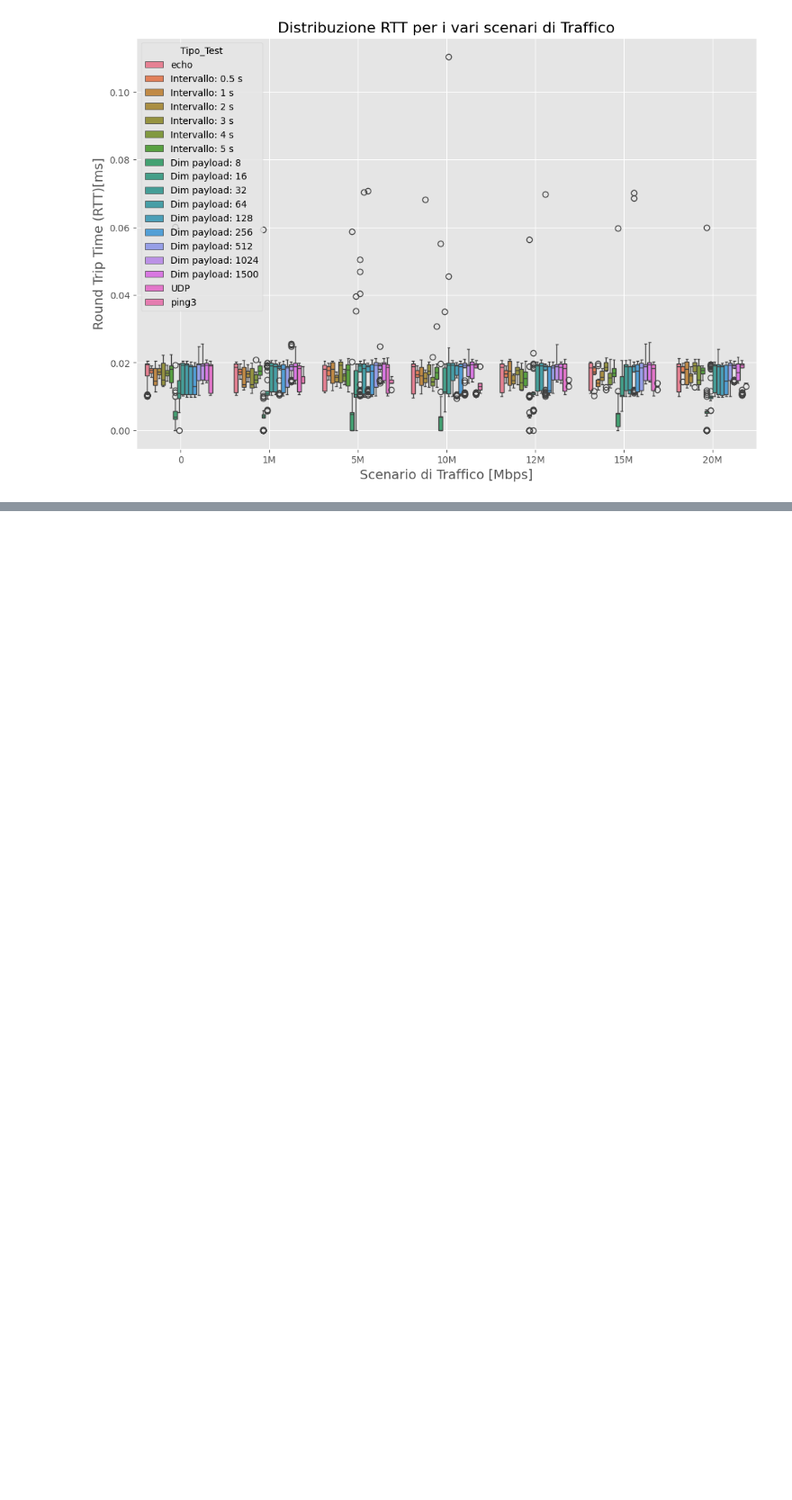
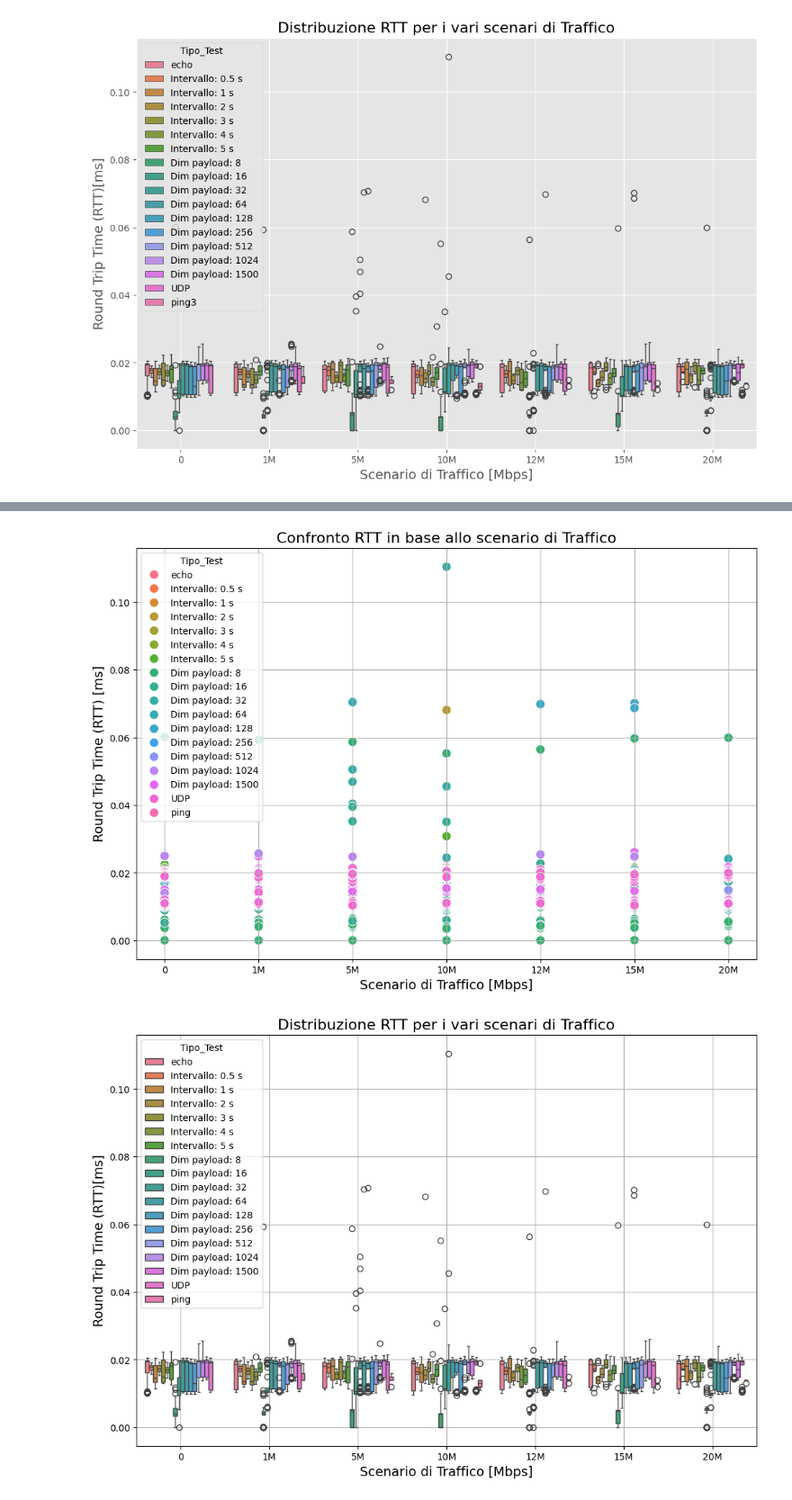
Before and after one commit to enricobrum/Tesi, a Jupyter notebook: Dati_Raccolti/09_08_2024/Analisi_Istanti.ipynb, the cells around one changed output, grey strips where cells are left out. Shown at 90% size. Drawn from its saved outputs; the diff is of its cells as text; code cells hidden in the pictures; blank space fills up the shorter version.

Commit message:
Sviluppo programmi di test finali client e server

```diff
--- a/Dati_Raccolti/09_08_2024/Analisi_Istanti.ipynb
+++ b/Dati_Raccolti/09_08_2024/Analisi_Istanti.ipynb
@@ -154,3 +154,75 @@ Traffico
 5M        0.015862  0.000043  0.006567  0.000030  0.070677    665
 [figure]
 [figure]
+# %%
+import pandas as pd
+import matplotlib.pyplot as plt
+import seaborn as sns
+from matplotlib.ticker import FuncFormatter
+
+def y_fmt(x, pos):
+    return f'{x*1000:.0f}'
+# Leggere i dati dal file CSV
+df = pd.read_csv('istanti_temporali_2024-08-09.csv')
+
+# Calcolare la media e la varianza del RTT per tipologia di test
+stats = df.groupby('Traffico')['RTT'].agg(['mean', 'var','std','min','max','count'])
+# Visualizzare le statistiche calcolate
+print(stats)
+
+# Creare il grafico a dispersione
+plt.figure(figsize=(12, 8))
+sns.scatterplot(data=df, x='Traffico', y='RTT', hue='Tipo_Test', s=100)
+
+# Personalizzare gli assi
+plt.xlabel('Scenario di Traffico [Mbps]', fontsize=14)
+plt.ylabel('Round Trip Time (RTT) [ms]', fontsize=14)
+plt.title('Confronto RTT in base allo scenario di Traffico', fontsize=16)
+
+# Abilitare la griglia
+plt.grid(True)
+
+# Mostrare il grafico
+plt.show()
+
+# Creare il box plot per la distribuzione del RTT
+plt.figure(figsize=(12, 8))
+sns.boxplot(data=df, x='Traffico', y='RTT', hue='Tipo_Test')
+plt.xlabel('Scenario di Traffico [Mbps]', fontsize=14)
+plt.ylabel('Round Trip Time (RTT)[ms]', fontsize=14)
+plt.title('Distribuzione RTT per i vari scenari di Traffico', fontsize=16)
+
+
+# Abilitare la griglia
+plt.grid(True)
+
+# Mostrare il grafico
+plt.show()
+tipo_test=['echo','Intervallo: 0.5 s','Intervallo: 1 s','Intervallo: 2 s','Intervallo: 3 s','Intervallo: 4 s','Intervallo: 5 s','ping','UDP']
+for tipo in tipo_test:
+    dati_filtrati = df[df['Tipo_Test'] == tipo]
+    plt.figure(figsize=(10, 6))
+    sns.scatterplot(x='Traffico', y='RTT', data=dati_filtrati)
+    plt.title(f'Risultati Test - {tipo}')
+    plt.xlabel('Scenario di Traffico [Mbps]', fontsize=14)
+    plt.ylabel('Round Trip Time (RTT)[ms]', fontsize=14)
+    plt.xticks(rotation=45)
+    plt.tight_layout()
+    plt.gca().yaxis.set_major_formatter(FuncFormatter(y_fmt))
+    plt.grid(True, which='both', linestyle='--', linewidth=0.5)
+    plt.show()
+
+for tipo in tipo_test:
+    dati_filtrati = df[df['Tipo_Test'] != tipo]
+    df=dati_filtrati
+plt.figure(figsize=(10, 6))
+sns.scatterplot(x='Tipo_Test', y='RTT', hue='Traffico',data=dati_filtrati)
+plt.title(f'Risultati Test - Variazione del Payload')
+plt.xlabel('Dimensione del pacchetto TCP [Byte]', fontsize=14)
+plt.ylabel('Round Trip Time (RTT)[ms]', fontsize=14)
+plt.xticks(rotation=45)
+plt.tight_layout()
+plt.gca().yaxis.set_major_formatter(FuncFormatter(y_fmt))
+plt.grid(True, which='both', linestyle='--', linewidth=0.5)
+plt.show()
+# %% [output]
@@ -156,0 +238,2 @@ Traffico
+[figure, added]
+[figure, added]
```
Also changed, not shown: parts of 1 cell of this notebook, 3 other files.
